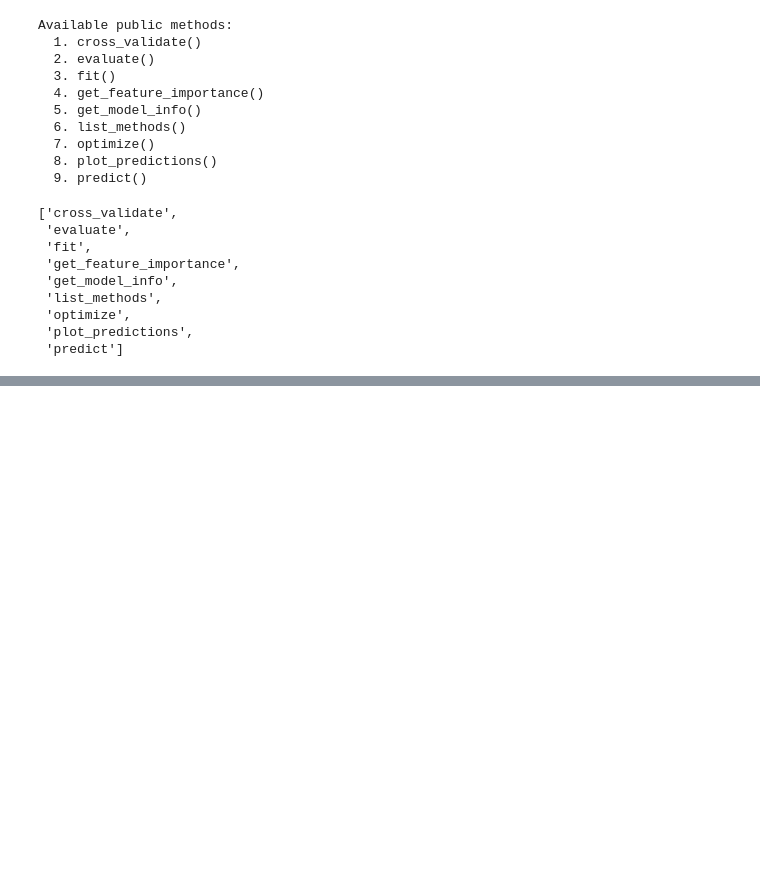
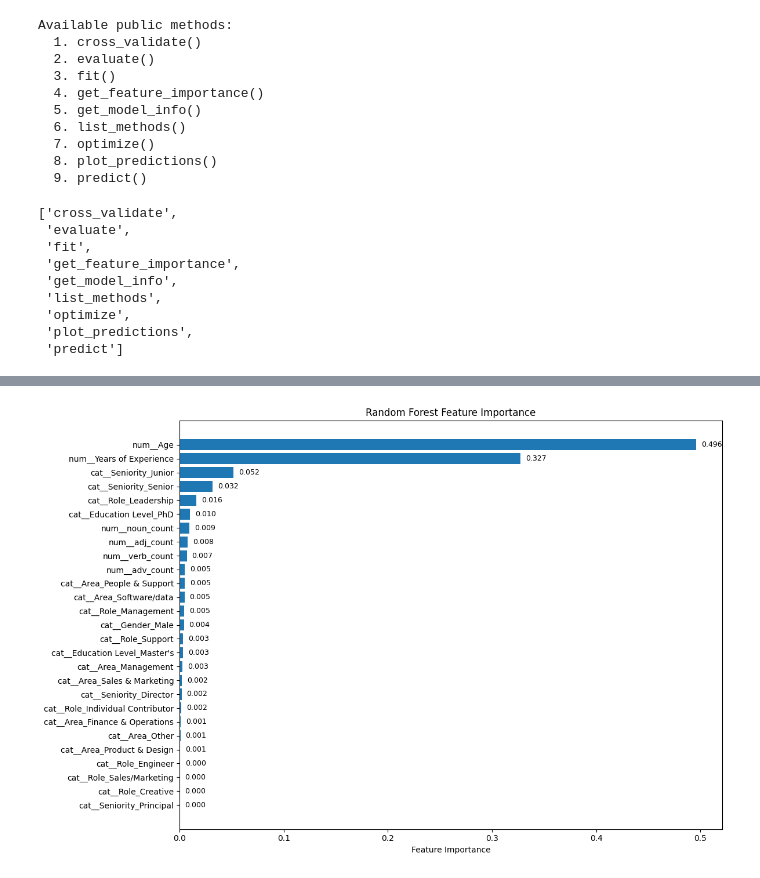
Before and after one commit to FrankAst/pwc_challenge, a Jupyter notebook: notebooks/test_in_nb2.ipynb, the cells around one changed output, grey strips where cells are left out. Saved outputs shown, nothing was run; the diff lists cells and outputs as text; code cells hidden in the pictures; blank space fills up the shorter version.

```diff
--- a/notebooks/test_in_nb2.ipynb
+++ b/notebooks/test_in_nb2.ipynb
@@ -482,2 +518,21 @@ Cross-Validation Results (5-fold):
  'score_name': 'RMSE',
  'cv_folds': 5}
+# %%
+import matplotlib.pyplot as plt
+
+# Get feature importance and create bar plot
+feature_imp_rf = rf.get_feature_importance()
+
+plt.figure(figsize=(12, 8))
+plt.barh(feature_imp_rf['feature'], feature_imp_rf['importance'])
+plt.xlabel('Feature Importance')
+plt.title('Random Forest Feature Importance')
+plt.gca().invert_yaxis()  # To show most important features at the top
+plt.tight_layout()
+# Add value labels to the bars
+for i, v in enumerate(feature_imp_rf['importance']):
+    plt.text(v + 0.005, i, f'{v:.3f}', va='center', fontsize=9)
+
+plt.show()
+# %% [output]
+[figure, added]
```
Also changed, not shown: parts of 33 cells of this notebook, 3 other files.
